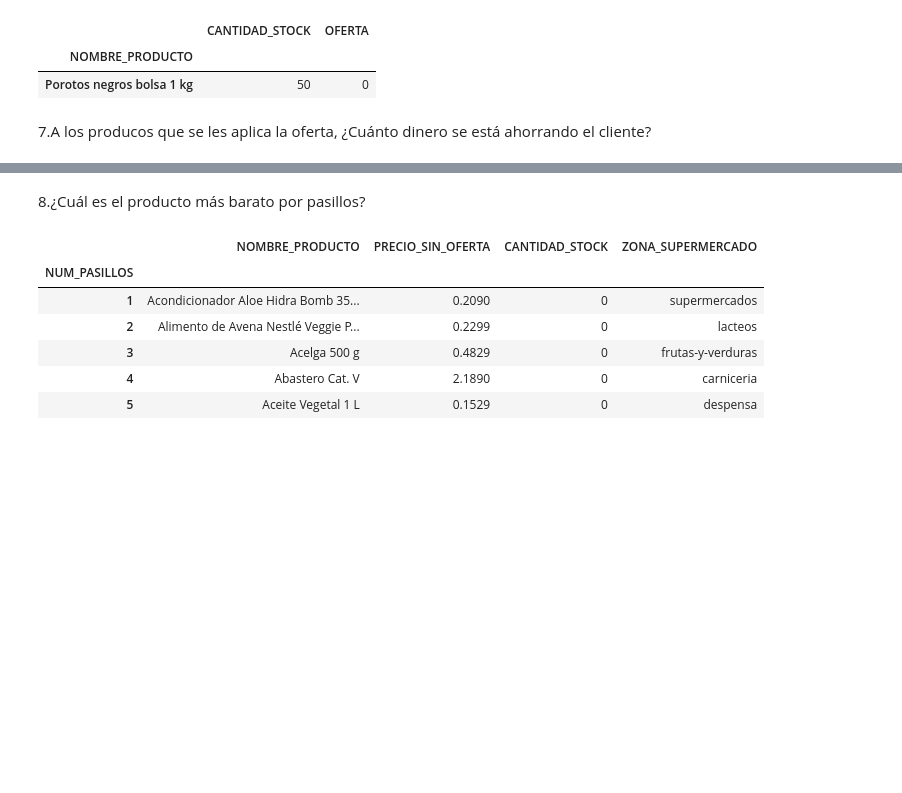
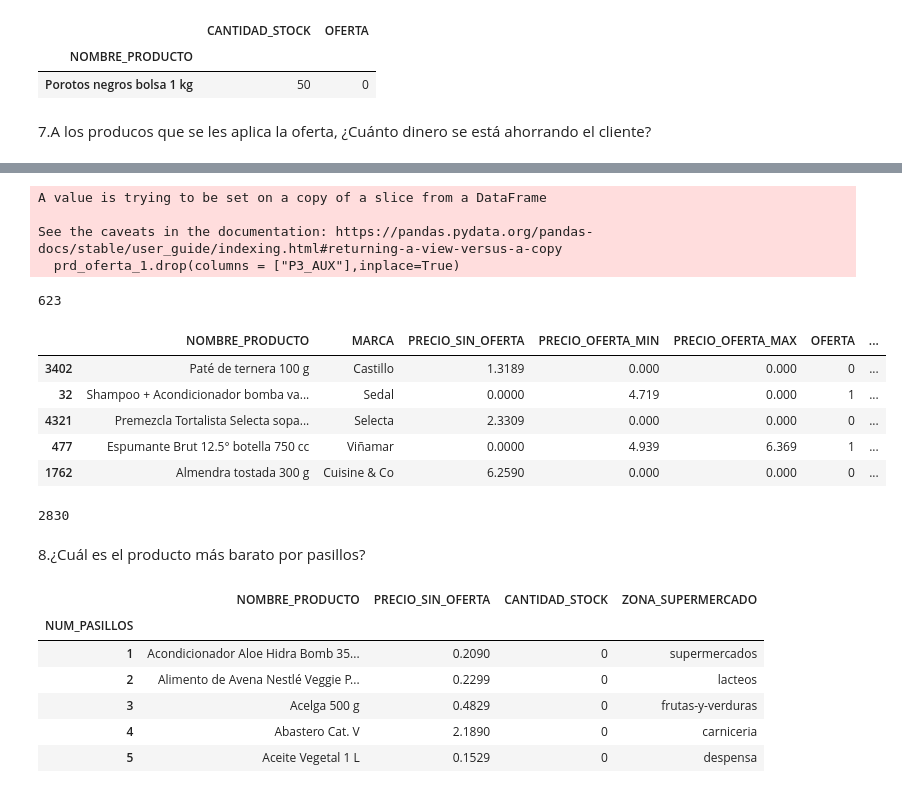
Before and after one commit to Bubu52/AMACOR_SUPERMARKET, a Jupyter notebook: Preguntas resueltas v.1.1.ipynb, the cells around one changed output, grey strips where cells are left out. Saved outputs shown, nothing was run; the diff lists cells and outputs as text; code cells hidden in the pictures; blank space fills up the shorter version.

```diff
--- a/Preguntas resueltas v.1.1.ipynb
+++ b/Preguntas resueltas v.1.1.ipynb
@@ -293,0 +361,18 @@ En total, el cliente se estaria ahorrando un total de "1367.42"€.Este valor re
+# %%
+aux = list(df["PRECIO_OFERTA_MIN"])
+aux
+# %%
+aux2 = list(df["PRECIO_OFERTA_MAX"])
+aux2
+# %%
+lista = []
+for i in range(len((df["NOMBRE_PRODUCTO"]))):
+  if (aux[i]!=0) & (aux2[i]== 0):
+    lista.append(aux[i])
+  else:
+    lista.append(aux2[i])
+lista
+#     lista.append(prd_oferta_1["PRECIO_OFERTA_MIN"])
+#   else:
+#     lista.append(prd_oferta_1["PRECIO_OFERTA_MAX"])
+# lista
@@ -294,3 +397,29 @@ En total, el cliente se estaria ahorrando un total de "1367.42"€.Este valor re
+# %%
+prd_oferta_1.drop(columns = ["P3_AUX"],inplace=True)
+# %% [output]
+A value is trying to be set on a copy of a slice from a DataFrame
+
+See the caveats in the documentation: https://pandas.pydata.org/pandas-docs/stable/user_guide/indexing.html#returning-a-view-versus-a-copy
+  prd_oferta_1.drop(columns = ["P3_AUX"],inplace=True)
+# %%
+len(prd_oferta_1)
+# %% [output]
+623
+# %%
+df.insert(7,"P3_AUX",lista)
+# %%
+df.sample(5)
+# %% [output]
+|  | NOMBRE_PRODUCTO | MARCA | PRECIO_SIN_OFERTA | PRECIO_OFERTA_MIN | PRECIO_OFERTA_MAX | OFERTA | ... |
+| 3402 | Paté de ternera 100 g | Castillo | 1.3189 | 0.000 | 0.000 | 0 | ... |
+| 32 | Shampoo + Acondicionador bomba va... | Sedal | 0.0000 | 4.719 | 0.000 | 1 | ... |
+| 4321 | Premezcla Tortalista Selecta sopa... | Selecta | 2.3309 | 0.000 | 0.000 | 0 | ... |
+| 477 | Espumante Brut 12.5° botella 750 cc | Viñamar | 0.0000 | 4.939 | 6.369 | 1 | ... |
+| 1762 | Almendra tostada 300 g | Cuisine & Co | 6.2590 | 0.000 | 0.000 | 0 | ... |
+# %%
+len(lista)
+# %% [output]
+2830
 # %% [markdown]
 8.¿Cuál es el producto más barato por pasillos?
 # %%
```
Also changed, not shown: parts of 24 cells of this notebook.
